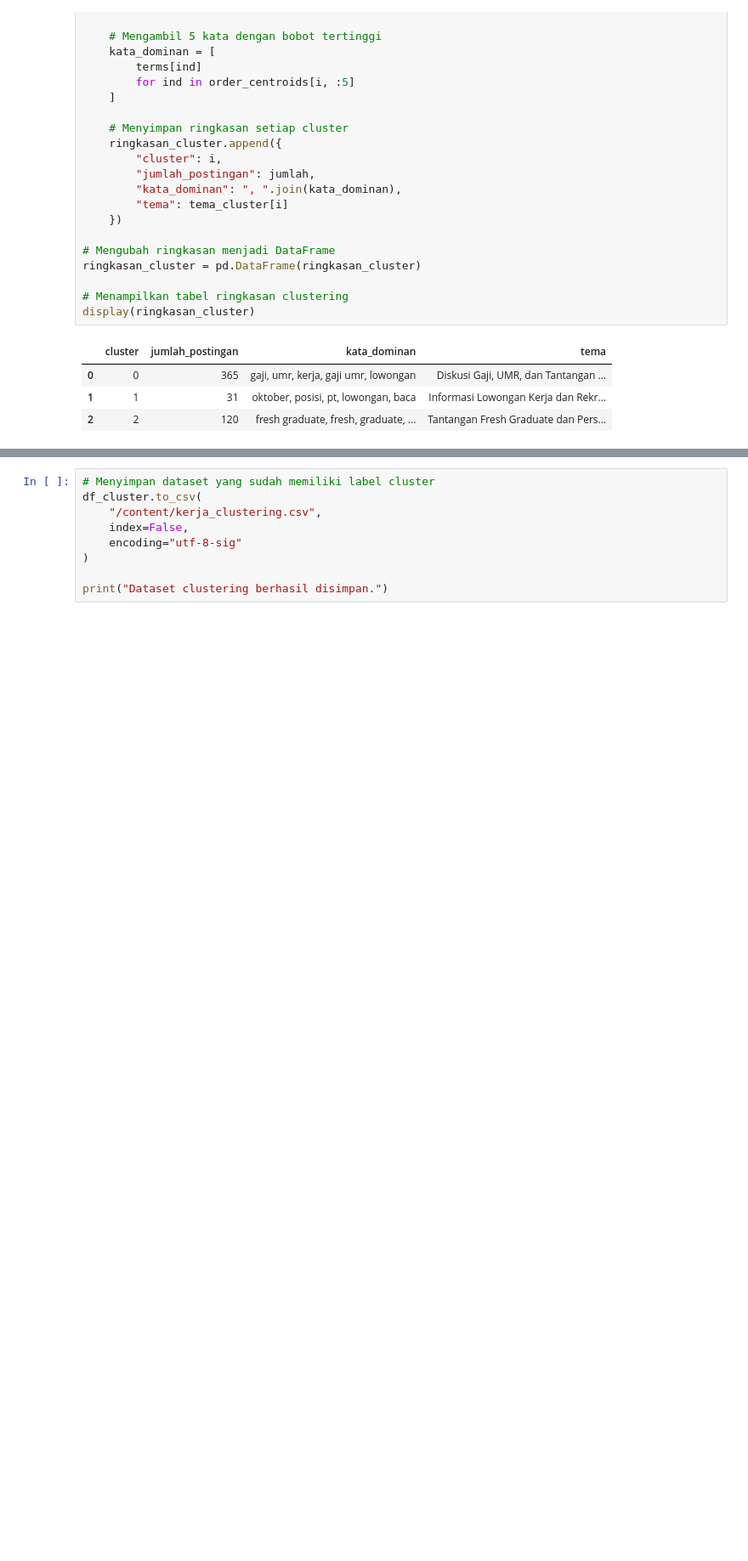
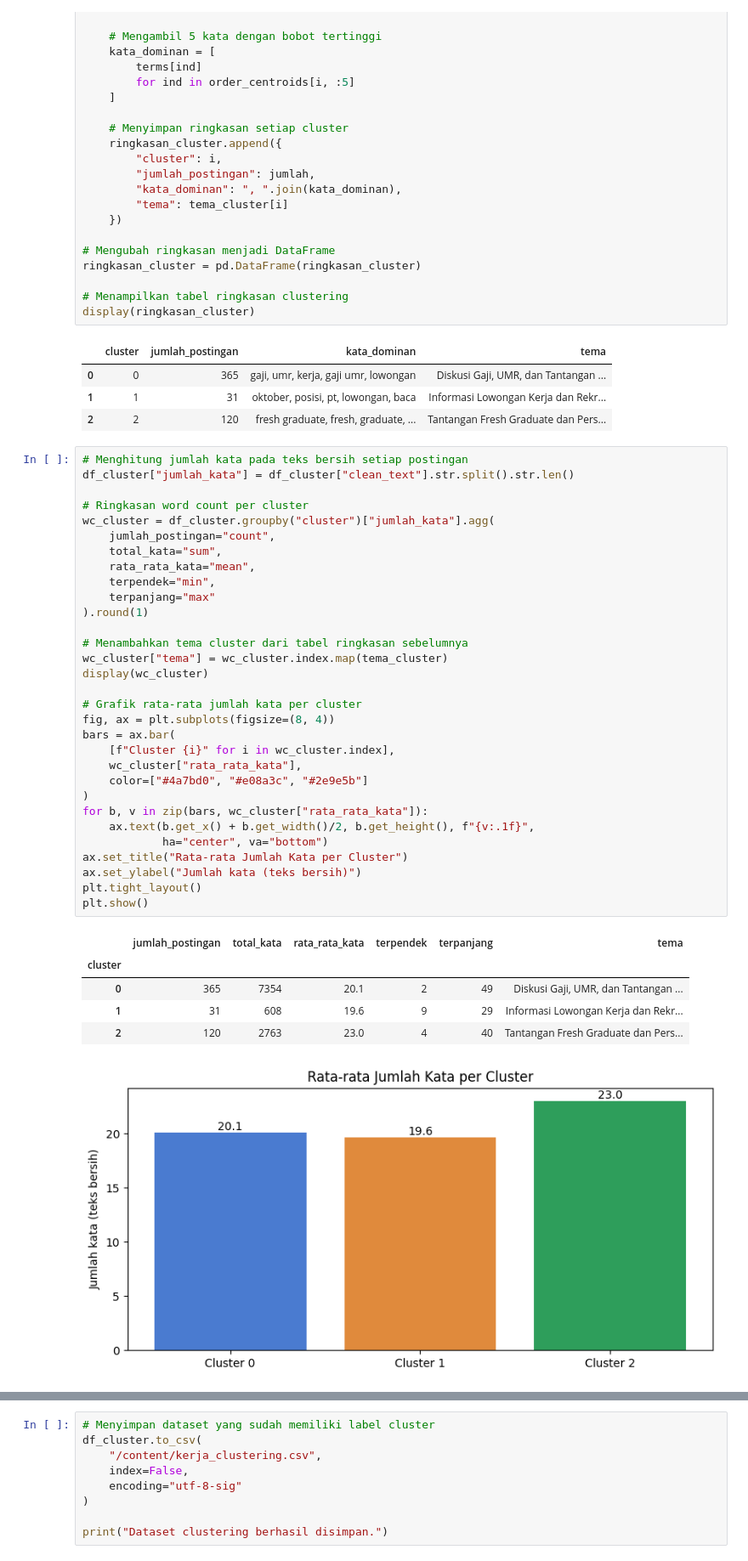
Before and after one commit to Bayustudent56/kelompok_2-_kerja, a Jupyter notebook: Tugas_Kelompok_2.ipynb, the cells around one changed output, grey strips where cells are left out. Shown at 85% size. Drawn from its saved outputs; the diff is of its cells as text; blank space fills up the shorter version.

```diff
--- a/Tugas_Kelompok_2.ipynb
+++ b/Tugas_Kelompok_2.ipynb
@@ -818,3 +784,41 @@ display(ringkasan_cluster)
 | 0 | 0 | 365 | gaji, umr, kerja, gaji umr, lowongan | Diskusi Gaji, UMR, dan Tantangan ... |
 | 1 | 1 | 31 | oktober, posisi, pt, lowongan, baca | Informasi Lowongan Kerja dan Rekr... |
 | 2 | 2 | 120 | fresh graduate, fresh, graduate, ... | Tantangan Fresh Graduate dan Pers... |
+# %%
+# Menghitung jumlah kata pada teks bersih setiap postingan
+df_cluster["jumlah_kata"] = df_cluster["clean_text"].str.split().str.len()
+
+# Ringkasan word count per cluster
+wc_cluster = df_cluster.groupby("cluster")["jumlah_kata"].agg(
+    jumlah_postingan="count",
+    total_kata="sum",
+    rata_rata_kata="mean",
+    terpendek="min",
+    terpanjang="max"
+).round(1)
+
+# Menambahkan tema cluster dari tabel ringkasan sebelumnya
+wc_cluster["tema"] = wc_cluster.index.map(tema_cluster)
+display(wc_cluster)
+
+# Grafik rata-rata jumlah kata per cluster
+fig, ax = plt.subplots(figsize=(8, 4))
+bars = ax.bar(
+    [f"Cluster {i}" for i in wc_cluster.index],
+    wc_cluster["rata_rata_kata"],
+    color=["#4a7bd0", "#e08a3c", "#2e9e5b"]
+)
+for b, v in zip(bars, wc_cluster["rata_rata_kata"]):
+    ax.text(b.get_x() + b.get_width()/2, b.get_height(), f"{v:.1f}",
+            ha="center", va="bottom")
+ax.set_title("Rata-rata Jumlah Kata per Cluster")
+ax.set_ylabel("Jumlah kata (teks bersih)")
+plt.tight_layout()
+plt.show()
+# %% [output]
+|  | jumlah_postingan | total_kata | rata_rata_kata | terpendek | terpanjang | tema |
+| cluster |  |  |  |  |  |  |
+| 0 | 365 | 7354 | 20.1 | 2 | 49 | Diskusi Gaji, UMR, dan Tantangan ... |
+| 1 | 31 | 608 | 19.6 | 9 | 29 | Informasi Lowongan Kerja dan Rekr... |
+| 2 | 120 | 2763 | 23.0 | 4 | 40 | Tantangan Fresh Graduate dan Pers... |
+[figure, added]
```
Also changed, not shown: parts of 26 cells of this notebook.
